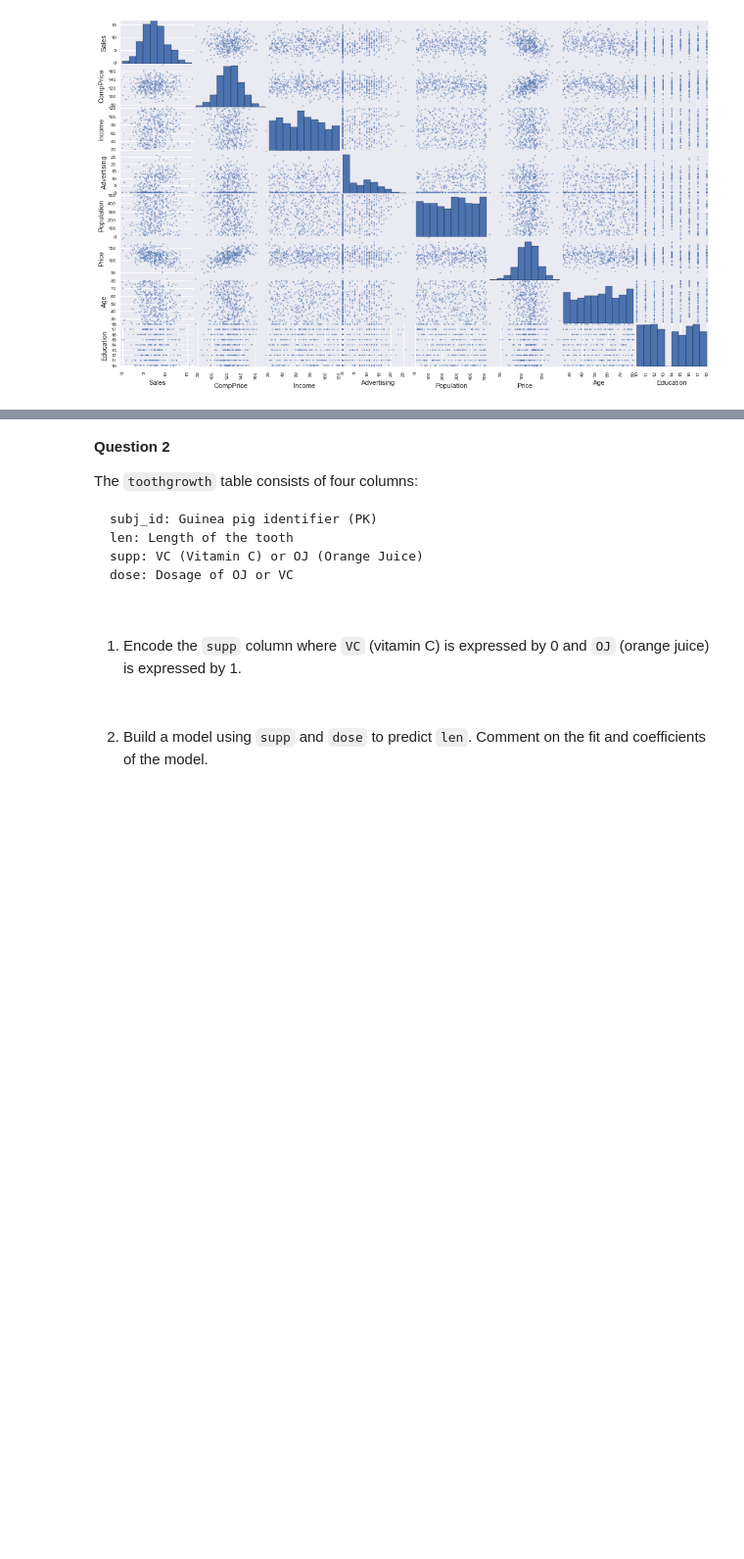
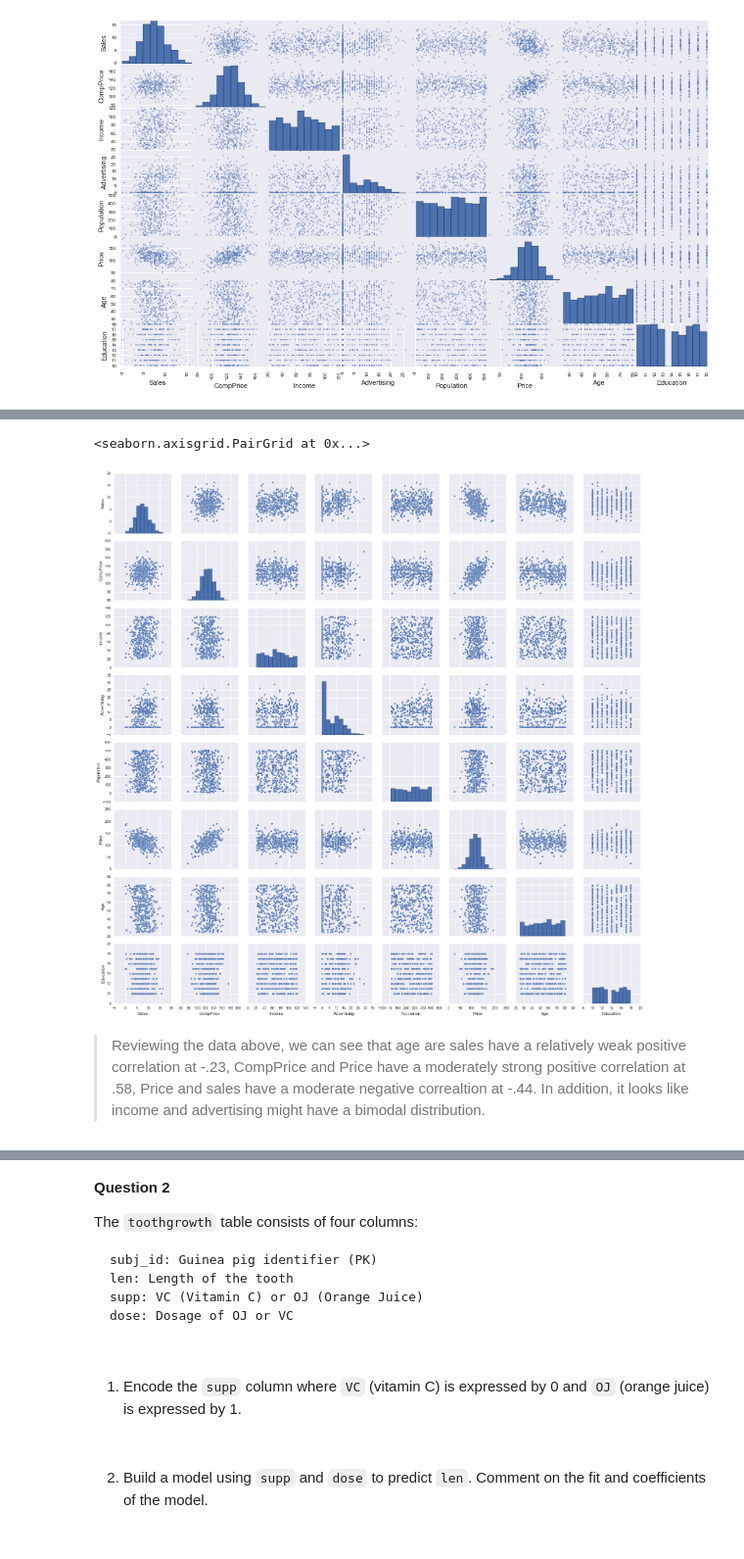
Before and after one commit to jonhilgart22/Galvanize-Statistics, a Jupyter notebook: week6/6-3_MultReg2/DSCI6002-6.3-Lab-Jonathan-Hilgart.ipynb, the cells around one changed output, grey strips where cells are left out. Shown at 98% size. Cells and saved outputs as stored; diff of their text form; code cells hidden in the pictures; blank space fills up the shorter version.

```diff
--- a/week6/6-3_MultReg2/DSCI6002-6.3-Lab-Jonathan-Hilgart.ipynb
+++ b/week6/6-3_MultReg2/DSCI6002-6.3-Lab-Jonathan-Hilgart.ipynb
@@ -93,0 +151,7 @@ pd.scatter_matrix(carseats_df, figsize=(17, 10), edgecolor='none', alpha=0.5);
+# %%
+sns.pairplot(carseats_df)
+# %% [output]
+<seaborn.axisgrid.PairGrid at 0x...>
+[figure, added]
+# %% [markdown]
+> Reviewing the data above, we can see that age are sales have a relatively weak positive correlation at -.23, CompPrice and Price have a moderately strong positive correlation at .58, Price and sales have a moderate negative correaltion at -.44. In addition, it looks like income and advertising might have a bimodal distribution.
```
Also changed, not shown: parts of 42 cells of this notebook, 2 other files.
